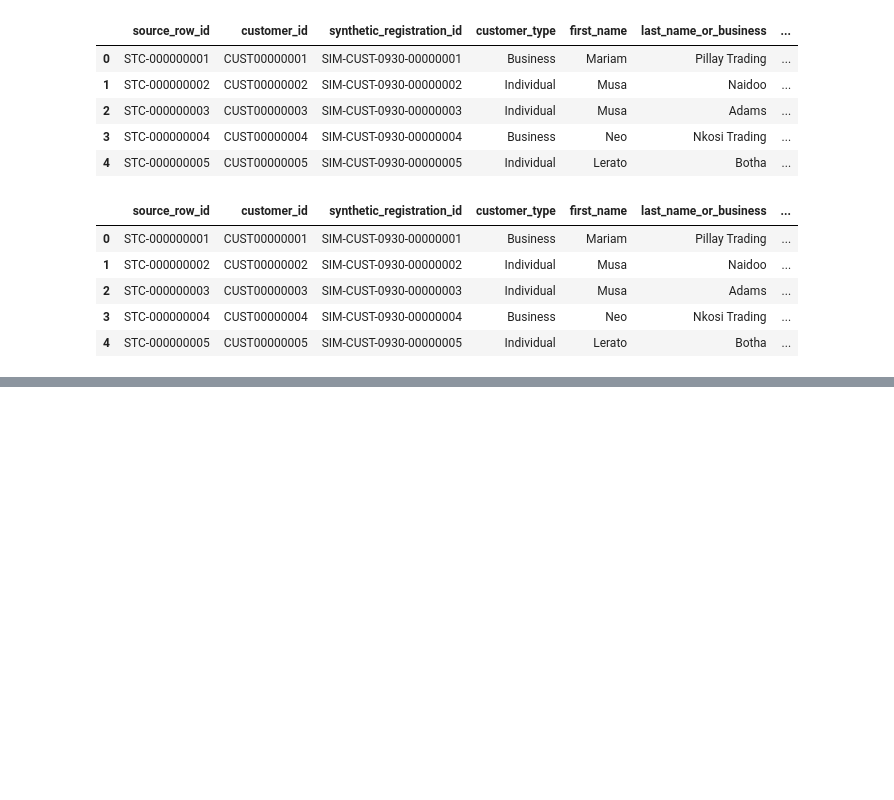
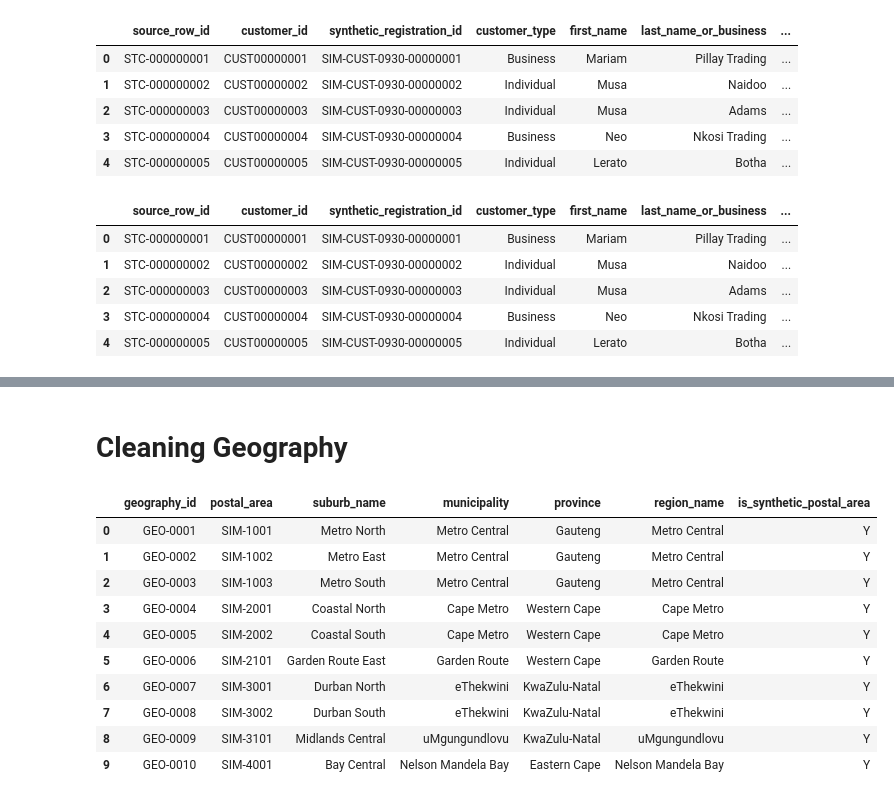
Before and after one commit to SumiK2001/https---github.com-SumiK2001-Santam-Final-Project, a Jupyter notebook: Untitled46.ipynb, the cells around one changed output, grey strips where cells are left out. Saved outputs shown, nothing was run; the diff lists cells and outputs as text; code cells hidden in the pictures; blank space fills up the shorter version.

```diff
--- a/Untitled46.ipynb
+++ b/Untitled46.ipynb
@@ -148 +139,21 @@ max                2009-12-22 00:00:00
 Name: date_of_birth_or_registration, dtype: object
+# %% [markdown]
+# Cleaning Geography #
+# %%
+import pandas as pd
+
+data = pd.read_csv("Raw Data/santam_raw_geography.csv")
+
+data.head(10)
+# %% [output]
+|  | geography_id | postal_area | suburb_name | municipality | province | region_name | is_synthetic_postal_area |
+| 0 | GEO-0001 | SIM-1001 | Metro North | Metro Central | Gauteng | Metro Central | Y |
+| 1 | GEO-0002 | SIM-1002 | Metro East | Metro Central | Gauteng | Metro Central | Y |
+| 2 | GEO-0003 | SIM-1003 | Metro South | Metro Central | Gauteng | Metro Central | Y |
+| 3 | GEO-0004 | SIM-2001 | Coastal North | Cape Metro | Western Cape | Cape Metro | Y |
+| 4 | GEO-0005 | SIM-2002 | Coastal South | Cape Metro | Western Cape | Cape Metro | Y |
+| 5 | GEO-0006 | SIM-2101 | Garden Route East | Garden Route | Western Cape | Garden Route | Y |
+| 6 | GEO-0007 | SIM-3001 | Durban North | eThekwini | KwaZulu-Natal | eThekwini | Y |
+| 7 | GEO-0008 | SIM-3002 | Durban South | eThekwini | KwaZulu-Natal | eThekwini | Y |
+| 8 | GEO-0009 | SIM-3101 | Midlands Central | uMgungundlovu | KwaZulu-Natal | uMgungundlovu | Y |
+| 9 | GEO-0010 | SIM-4001 | Bay Central | Nelson Mandela Bay | Eastern Cape | Nelson Mandela Bay | Y |
```
Also changed, not shown: parts of 8 cells of this notebook.
